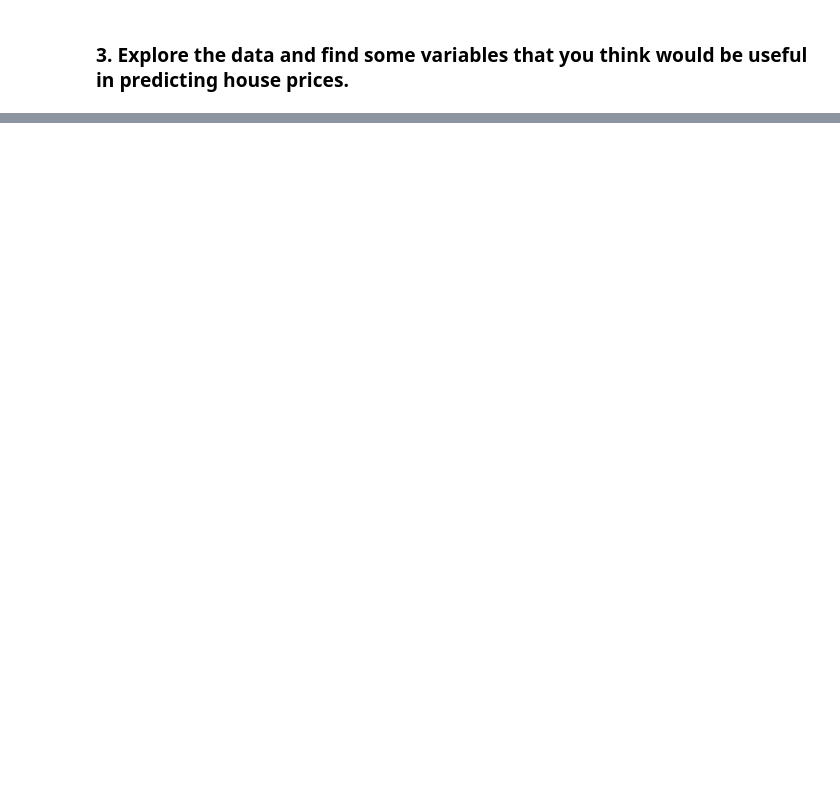
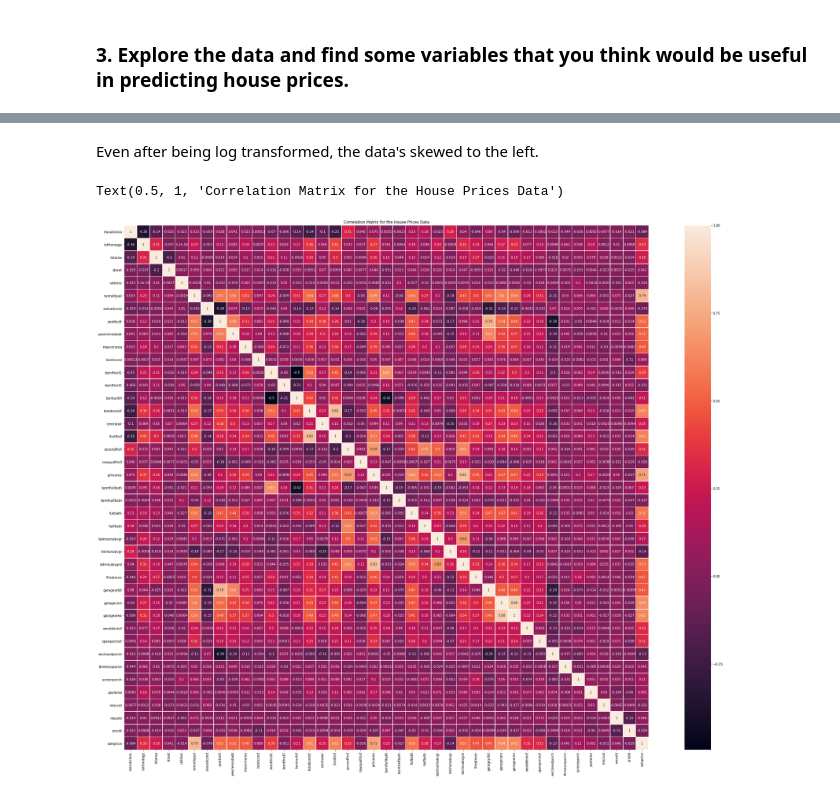
Before and after one commit to DanikaHannon/Data-Science-Drills, a Jupyter notebook: 19.2 Simple linear regression with OLS (Ordinary Least Squares).ipynb, the cells around one changed output, grey strips where cells are left out. Cells and saved outputs as stored; diff of their text form; code cells hidden in the pictures; blank space fills up the shorter version.

```diff
--- a/19.2 Simple linear regression with OLS (Ordinary Least Squares).ipynb
+++ b/19.2 Simple linear regression with OLS (Ordinary Least Squares).ipynb
@@ -245,0 +259,11 @@ I want to use PCA to analzye the data, but I'm not sure how to apply it here. I'
+# %% [markdown]
+Even after being log transformed, the data's skewed to the left.
+# %%
+corrmat_fourth_revision_house_prices_df = fourth_revision_house_prices_df.corr()
+
+plt.figure(figsize=(40, 30))
+sns.heatmap(corrmat_fourth_revision_house_prices_df, square=True, annot=True, linewidths=0.5)
+plt.title('Correlation Matrix for the House Prices Data')
+# %% [output]
+Text(0.5, 1, 'Correlation Matrix for the House Prices Data')
+[figure, added]
```
Also changed, not shown: parts of 9 cells of this notebook.
